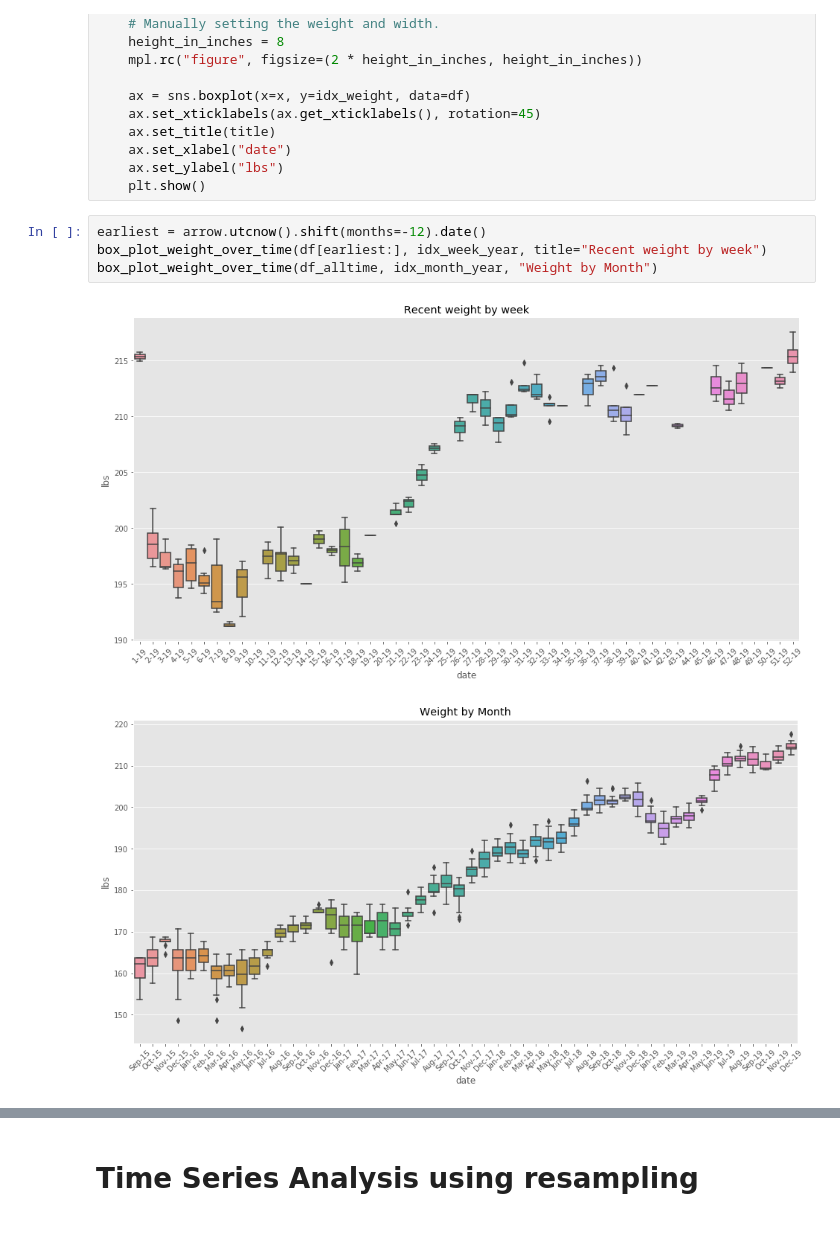
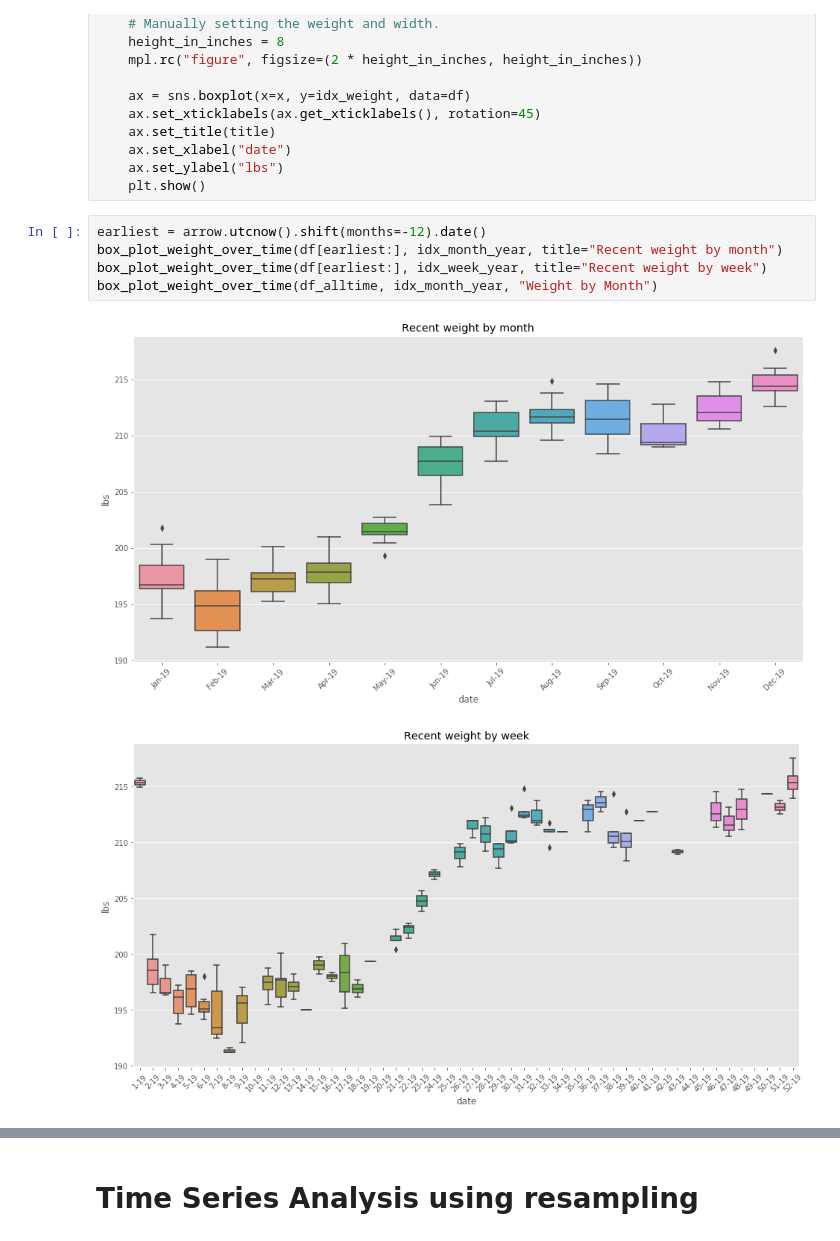
Before and after one commit to idvorkin/jupyter, a Jupyter notebook: Weight Analysis.ipynb, the cells around one changed output, grey strips where cells are left out. Saved outputs shown, nothing was run; the diff lists cells and outputs as text.

Commit message:
updating weight analysis.

```diff
--- a/Weight Analysis.ipynb
+++ b/Weight Analysis.ipynb
@@ -71,8 +71,9 @@ def box_plot_weight_over_time(df, x, title=""):
     plt.show()
 # %%
 earliest = arrow.utcnow().shift(months=-12).date()
+box_plot_weight_over_time(df[earliest:], idx_month_year, title="Recent weight by month")
 box_plot_weight_over_time(df[earliest:], idx_week_year, title="Recent weight by week")
 box_plot_weight_over_time(df_alltime, idx_month_year, "Weight by Month")
 # %% [output]
-[figure, old version]
+[figure, new version]
-[figure, old version]
+[figure, new version]
```
Also changed, not shown: parts of 1 cell of this notebook, 2 other files.
